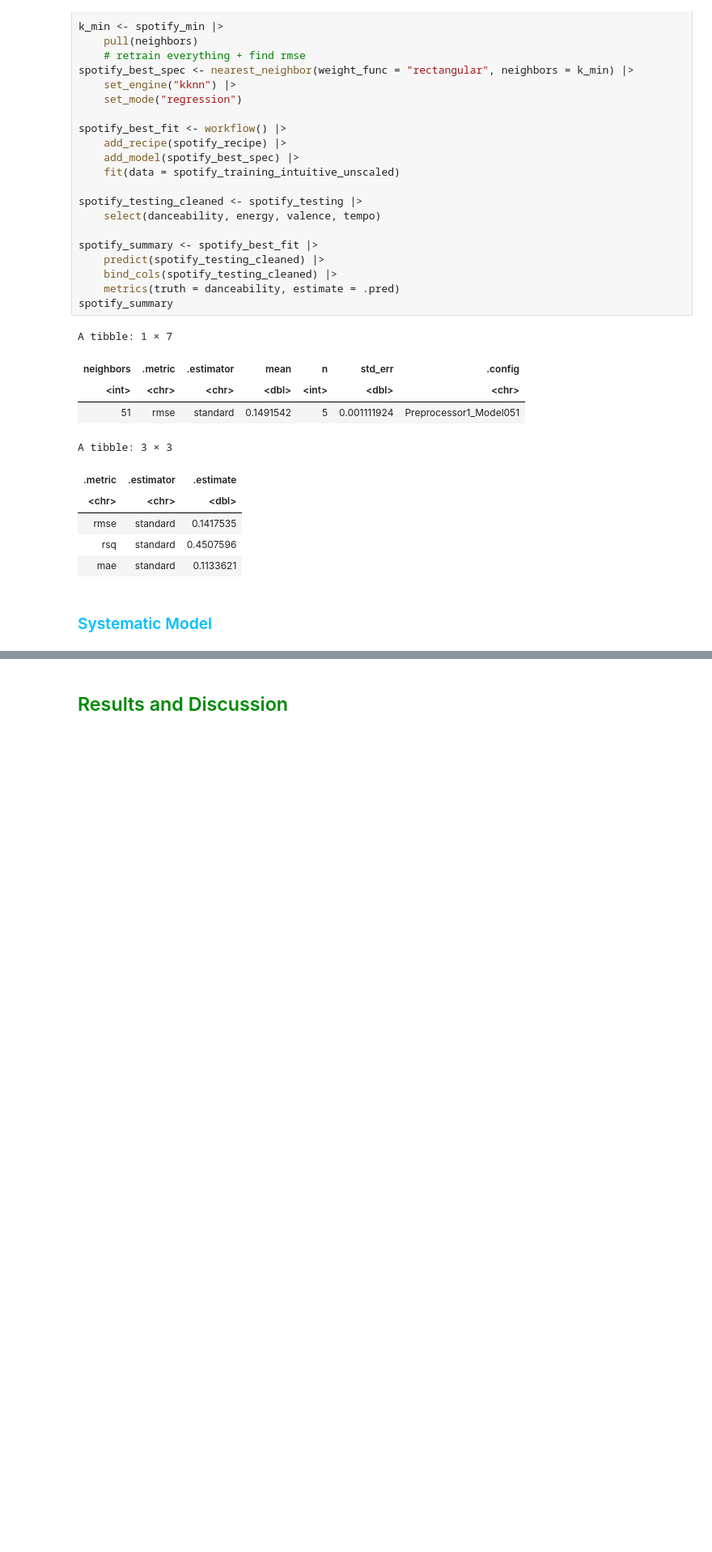
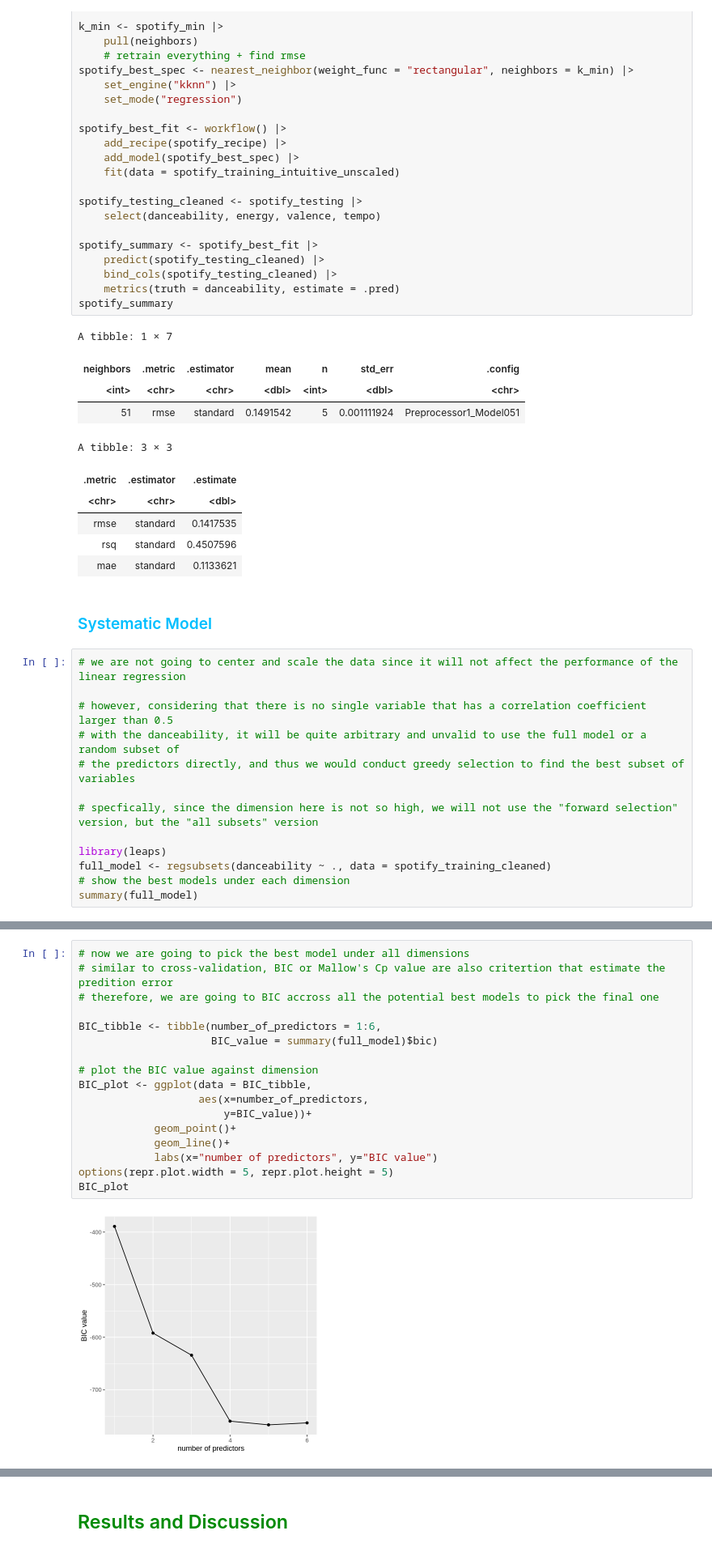
Before and after one commit to eshuaiii/dsci-100-2022w1-group-79, a Jupyter notebook: 79_project_report.ipynb, the cells around one changed output, grey strips where cells are left out. Shown at 81% size. Cells and saved outputs as stored; diff of their text form; blank space fills up the shorter version.

```diff
--- a/79_project_report.ipynb
+++ b/79_project_report.ipynb
@@ -433,3 +496,16 @@ A tibble: 3 × 3
 | mae | standard | 0.1133621 |
 # %% [markdown]
 ### <span style="color:#00bfff">Systematic Model</span>
+# %%
+# we are not going to center and scale the data since it will not affect the performance of the linear regression
+
+# however, considering that there is no single variable that has a correlation coefficient larger than 0.5
+# with the danceability, it will be quite arbitrary and unvalid to use the full model or a random subset of
+# the predictors directly, and thus we would conduct greedy selection to find the best subset of variables
+
+# specfically, since the dimension here is not so high, we will not use the "forward selection" version, but the "all subsets" version
+
+library(leaps)
+full_model <- regsubsets(danceability ~ ., data = spotify_training_cleaned)
+# show the best models under each dimension
+summary(full_model)
@@ -435,0 +532,19 @@ A tibble: 3 × 3
+# %%
+# now we are going to pick the best model under all dimensions
+# similar to cross-validation, BIC or Mallow's Cp value are also critertion that estimate the predition error
+# therefore, we are going to BIC accross all the potential best models to pick the final one
+
+BIC_tibble <- tibble(number_of_predictors = 1:6,
+                     BIC_value = summary(full_model)$bic)
+
+# plot the BIC value against dimension
+BIC_plot <- ggplot(data = BIC_tibble,
+                   aes(x=number_of_predictors,
+                       y=BIC_value))+
+            geom_point()+
+            geom_line()+
+            labs(x="number of predictors", y="BIC value")
+options(repr.plot.width = 5, repr.plot.height = 5)
+BIC_plot
+# %% [output]
+[figure, added]
```
Also changed, not shown: parts of 28 cells of this notebook.
